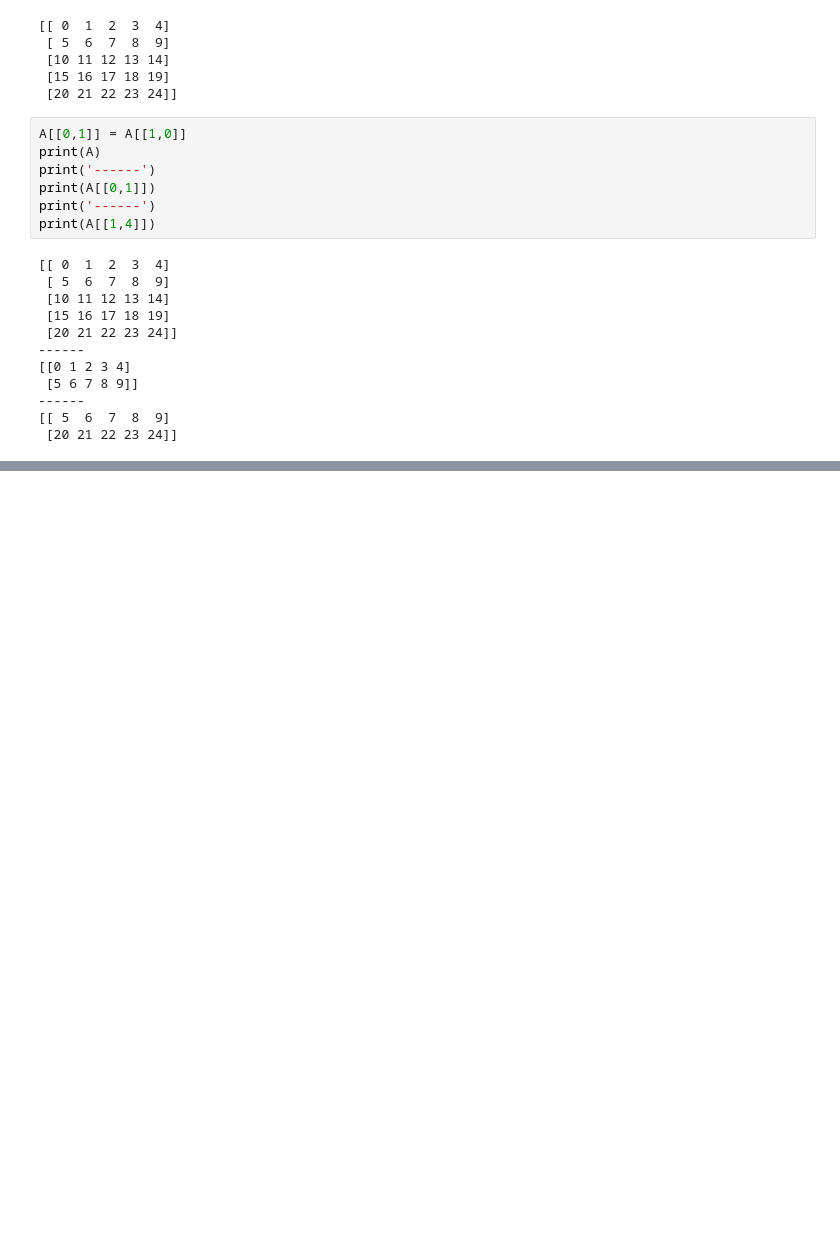
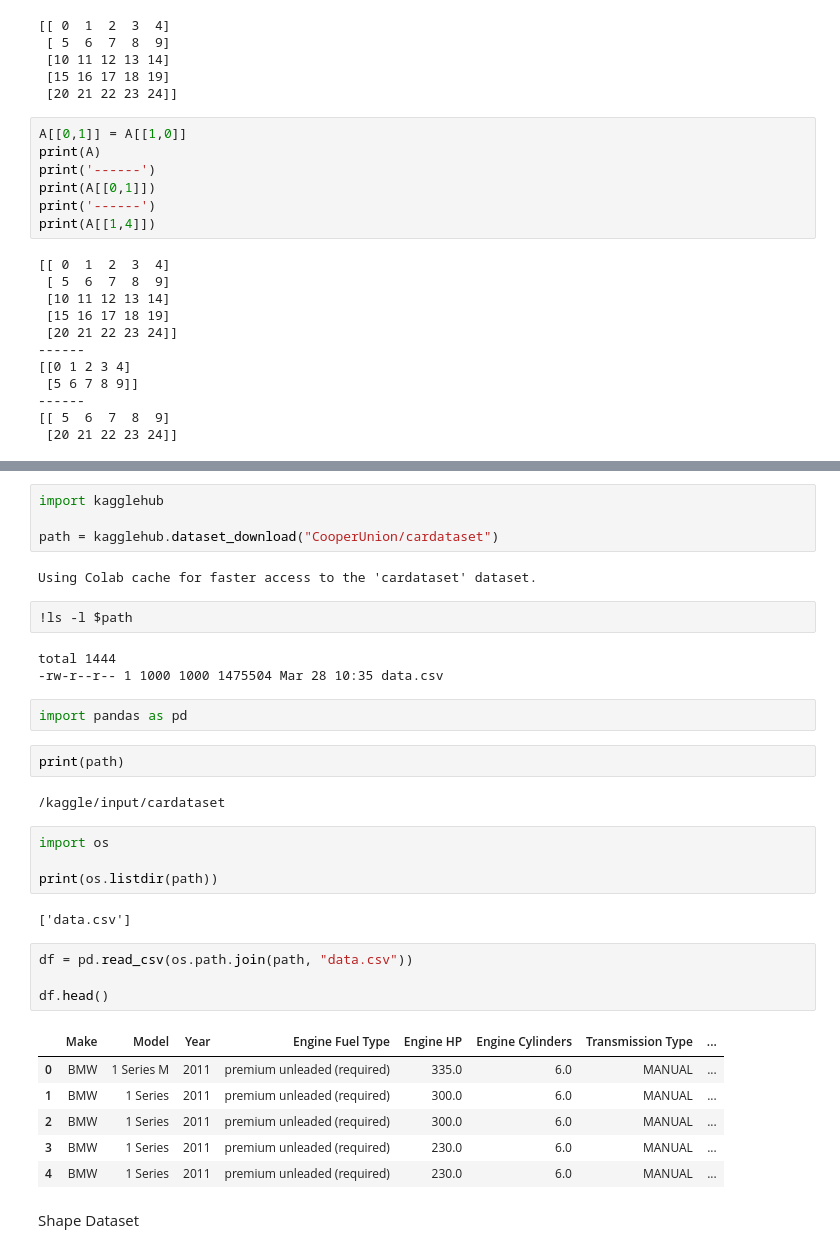
Before and after one commit to hernanescorp/master_AI_notes, a Jupyter notebook: programming_for_ai_labs_python.ipynb, the cells around one changed output, grey strips where cells are left out. Saved outputs shown, nothing was run; the diff lists cells and outputs as text; blank space fills up the shorter version.

```diff
--- a/programming_for_ai_labs_python.ipynb
+++ b/programming_for_ai_labs_python.ipynb
@@ -701,0 +704,36 @@ print(A[[1,4]])
+# %%
+import kagglehub
+
+path = kagglehub.dataset_download("CooperUnion/cardataset")
+# %% [output]
+Using Colab cache for faster access to the 'cardataset' dataset.
+# %%
+!ls -l $path
+# %% [output]
+total 1444
+-rw-r--r-- 1 1000 1000 1475504 Mar 28 10:35 data.csv
+# %%
+import pandas as pd
+# %%
+print(path)
+# %% [output]
+/kaggle/input/cardataset
+# %%
+import os
+
+print(os.listdir(path))
+# %% [output]
+['data.csv']
+# %%
+df = pd.read_csv(os.path.join(path, "data.csv"))
+
+df.head()
+# %% [output]
+|  | Make | Model | Year | Engine Fuel Type | Engine HP | Engine Cylinders | Transmission Type | ... |
+| 0 | BMW | 1 Series M | 2011 | premium unleaded (required) | 335.0 | 6.0 | MANUAL | ... |
+| 1 | BMW | 1 Series | 2011 | premium unleaded (required) | 300.0 | 6.0 | MANUAL | ... |
+| 2 | BMW | 1 Series | 2011 | premium unleaded (required) | 300.0 | 6.0 | MANUAL | ... |
+| 3 | BMW | 1 Series | 2011 | premium unleaded (required) | 230.0 | 6.0 | MANUAL | ... |
+| 4 | BMW | 1 Series | 2011 | premium unleaded (required) | 230.0 | 6.0 | MANUAL | ... |
+# %% [markdown]
+Shape Dataset
```
Also changed, not shown: parts of 24 cells of this notebook.
